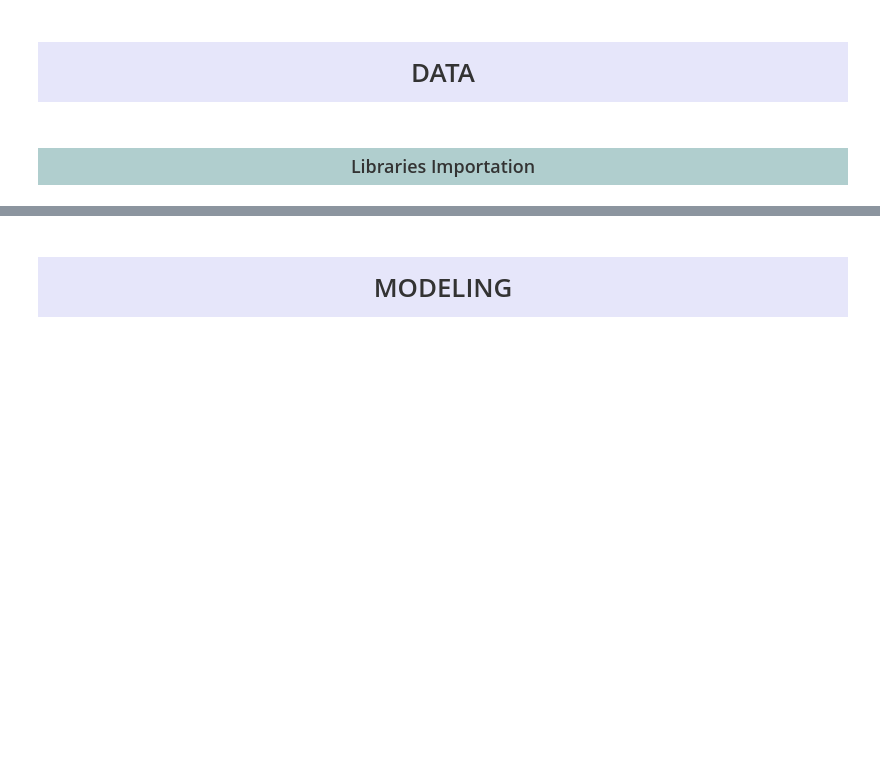
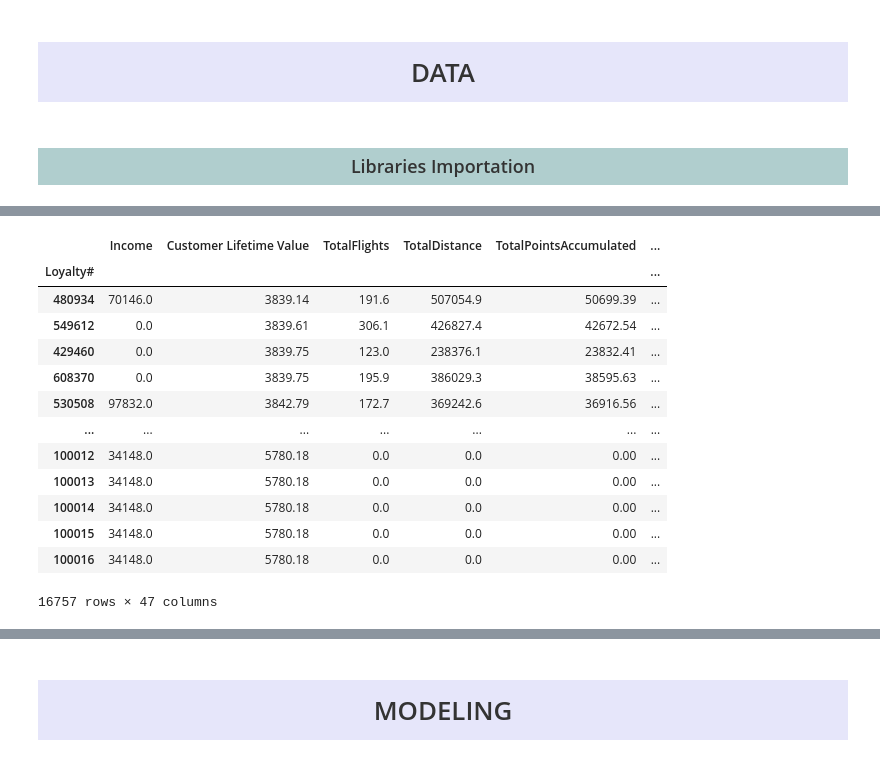
Before and after one commit to andrerangelferreira/DataMiningProject_AIAI_Group51, a Jupyter notebook: notebooks/Group51_Clustering_Code.ipynb, the cells around one changed output, grey strips where cells are left out. Cells and saved outputs as stored; diff of their text form; code cells hidden in the pictures; blank space fills up the shorter version.

```diff
--- a/notebooks/Group51_Clustering_Code.ipynb
+++ b/notebooks/Group51_Clustering_Code.ipynb
@@ -23,0 +238,2 @@ people
+# %%
+people = people.loc[:, ~people.columns.str.contains('^Unnamed')]
@@ -23,0 +261,50 @@ people
+# %%
+# --- GENDER BINARY ENCODING ---
+# Convert to lowercase and strip spaces just in case
+people["Gender"] = people["Gender"].str.lower().str.strip()
+
+# Map to binary (you can customize)
+gender_map = {
+    "male": 1,
+    "m": 1,
+    "female": 0,
+    "f": 0
+}
+
+people["Gender_Binary"] = people["Gender"].map(gender_map)
+
+# If there are unknown values, fill with NaN or a special code
+people["Gender_Binary"] = people["Gender_Binary"].fillna(-1)   # -1 = unknown
+
+
+# --- ONE-HOT ENCODE LOYALTY STATUS ---
+people = pd.get_dummies(people, columns=["LoyaltyStatus"], prefix="Loyalty", dtype=int)
+
+# --- ONE-HOT ENCODE Education ---
+people = pd.get_dummies(people, columns=["Education"], prefix="Education", dtype=int)
+
+# --- ONE-HOT ENCODE MARITAL STATUS ---
+people = pd.get_dummies(people, columns=["Marital Status"], prefix="Marital", dtype=int)
+# %%
+cols_to_drop1 = [
+    "Gender",
+]
+
+people = people.drop(columns=cols_to_drop1, errors="ignore")
+# %%
+people
+# %% [output]
+|  | Income | Customer Lifetime Value | TotalFlights | TotalDistance | TotalPointsAccumulated | ... |
+| Loyalty# |  |  |  |  |  | ... |
+| 480934 | 70146.0 | 3839.14 | 191.6 | 507054.9 | 50699.39 | ... |
+| 549612 | 0.0 | 3839.61 | 306.1 | 426827.4 | 42672.54 | ... |
+| 429460 | 0.0 | 3839.75 | 123.0 | 238376.1 | 23832.41 | ... |
+| 608370 | 0.0 | 3839.75 | 195.9 | 386029.3 | 38595.63 | ... |
+| 530508 | 97832.0 | 3842.79 | 172.7 | 369242.6 | 36916.56 | ... |
+| ... | ... | ... | ... | ... | ... | ... |
+| 100012 | 34148.0 | 5780.18 | 0.0 | 0.0 | 0.00 | ... |
+| 100013 | 34148.0 | 5780.18 | 0.0 | 0.0 | 0.00 | ... |
+| 100014 | 34148.0 | 5780.18 | 0.0 | 0.0 | 0.00 | ... |
+| 100015 | 34148.0 | 5780.18 | 0.0 | 0.0 | 0.00 | ... |
+| 100016 | 34148.0 | 5780.18 | 0.0 | 0.0 | 0.00 | ... |
+16757 rows × 47 columns
```
Also changed, not shown: parts of 10 cells of this notebook, 1 other file.
